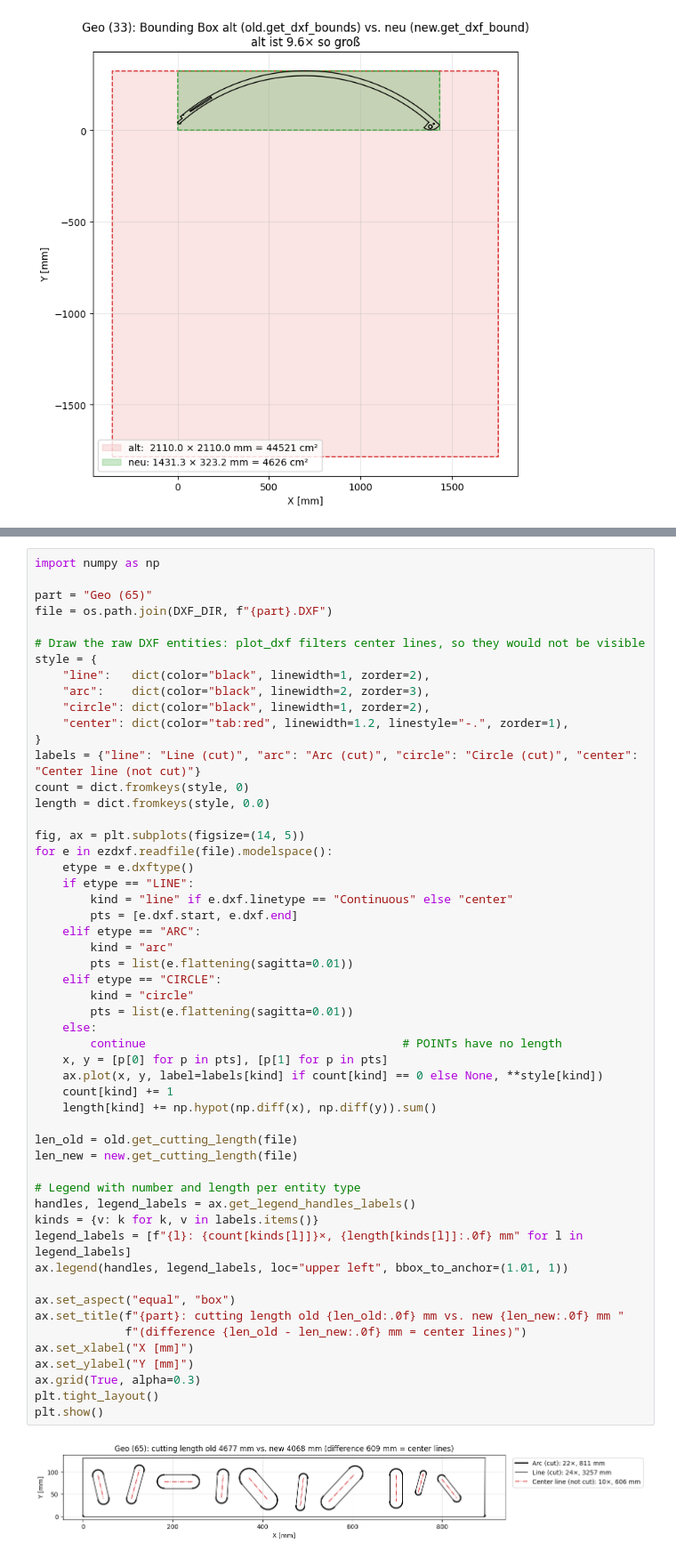
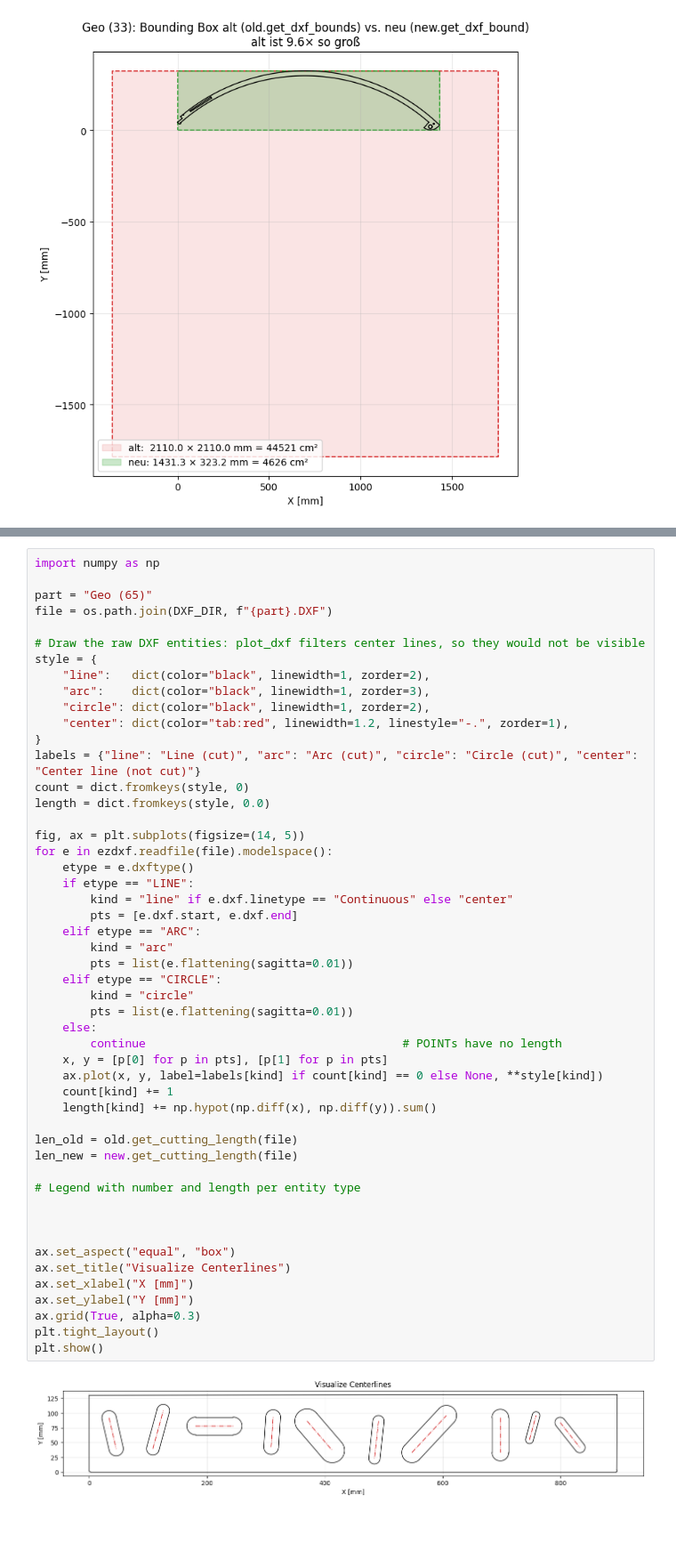
Before and after one commit to Nanof5/DSF4E, a Jupyter notebook: DSF4E_Challenge1/helpers_analysis.ipynb, the cells around one changed output, grey strips where cells are left out. Shown at 89% size. Saved outputs shown, nothing was run; the diff lists cells and outputs as text; blank space fills up the shorter version.

Commit message:
added more visualisations and the arc edgecase

```diff
--- a/DSF4E_Challenge1/helpers_analysis.ipynb
+++ b/DSF4E_Challenge1/helpers_analysis.ipynb
@@ -161,7 +197,7 @@ file = os.path.join(DXF_DIR, f"{part}.DXF")
 # Draw the raw DXF entities: plot_dxf filters center lines, so they would not be visible
 style = {
     "line":   dict(color="black", linewidth=1, zorder=2),
-    "arc":    dict(color="black", linewidth=2, zorder=3),
+    "arc":    dict(color="black", linewidth=1, zorder=3),
     "circle": dict(color="black", linewidth=1, zorder=2),
     "center": dict(color="tab:red", linewidth=1.2, linestyle="-.", zorder=1),
 }
@@ -173,37 +209,34 @@ fig, ax = plt.subplots(figsize=(14, 5))
 for e in ezdxf.readfile(file).modelspace():
     etype = e.dxftype()
     if etype == "LINE":
         kind = "line" if e.dxf.linetype == "Continuous" else "center"
         pts = [e.dxf.start, e.dxf.end]
     elif etype == "ARC":
         kind = "arc"
         pts = list(e.flattening(sagitta=0.01))
     elif etype == "CIRCLE":
         kind = "circle"
         pts = list(e.flattening(sagitta=0.01))
     else:
         continue                                     # POINTs have no length
     x, y = [p[0] for p in pts], [p[1] for p in pts]
     ax.plot(x, y, label=labels[kind] if count[kind] == 0 else None, **style[kind])
     count[kind] += 1
     length[kind] += np.hypot(np.diff(x), np.diff(y)).sum()
 
 len_old = old.get_cutting_length(file)
 len_new = new.get_cutting_length(file)
 
 # Legend with number and length per entity type
-handles, legend_labels = ax.get_legend_handles_labels()
-kinds = {v: k for k, v in labels.items()}
-legend_labels = [f"{l}: {count[kinds[l]]}×, {length[kinds[l]]:.0f} mm" for l in legend_labels]
-ax.legend(handles, legend_labels, loc="upper left", bbox_to_anchor=(1.01, 1))
+
+
 
 ax.set_aspect("equal", "box")
-ax.set_title(f"{part}: cutting length old {len_old:.0f} mm vs. new {len_new:.0f} mm "
-             f"(difference {len_old - len_new:.0f} mm = center lines)")
+ax.set_title("Visualize Centerlines")
 ax.set_xlabel("X [mm]")
 ax.set_ylabel("Y [mm]")
 ax.grid(True, alpha=0.3)
 plt.tight_layout()
 plt.show()
 # %% [output]
-[figure, old version]
+[figure, new version]
```
Also changed, not shown: parts of 7 cells of this notebook.
